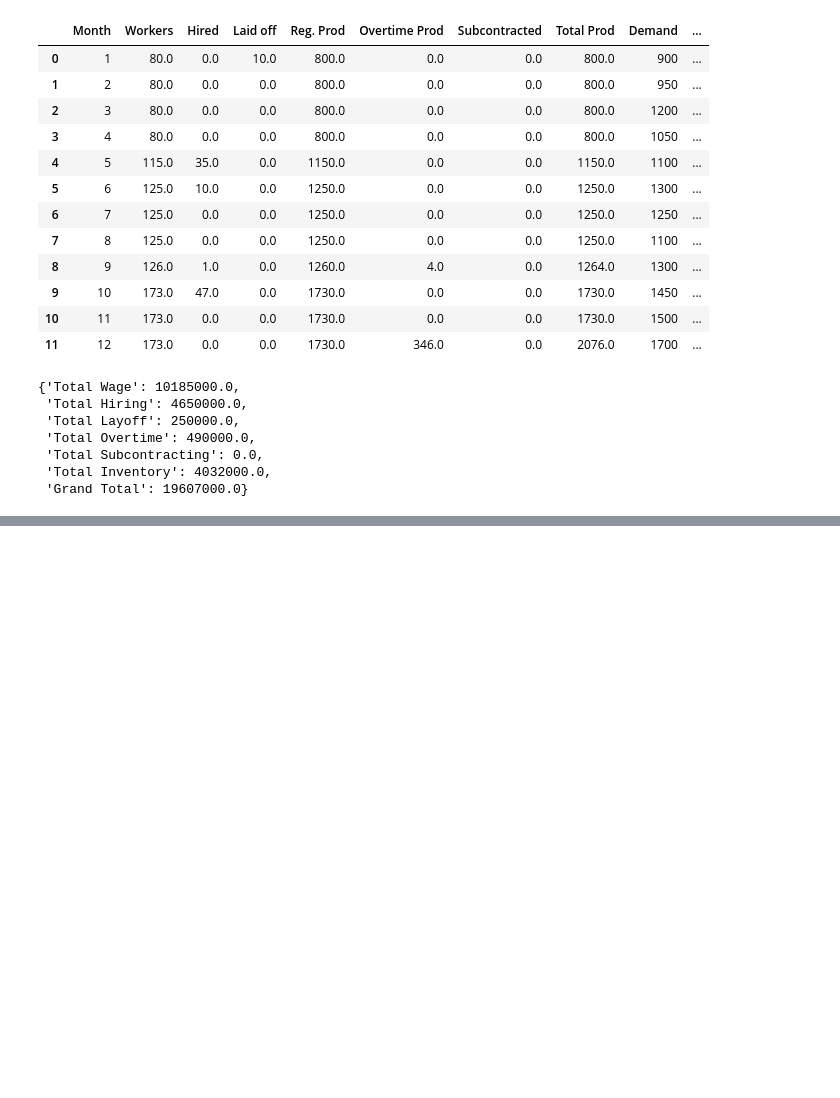
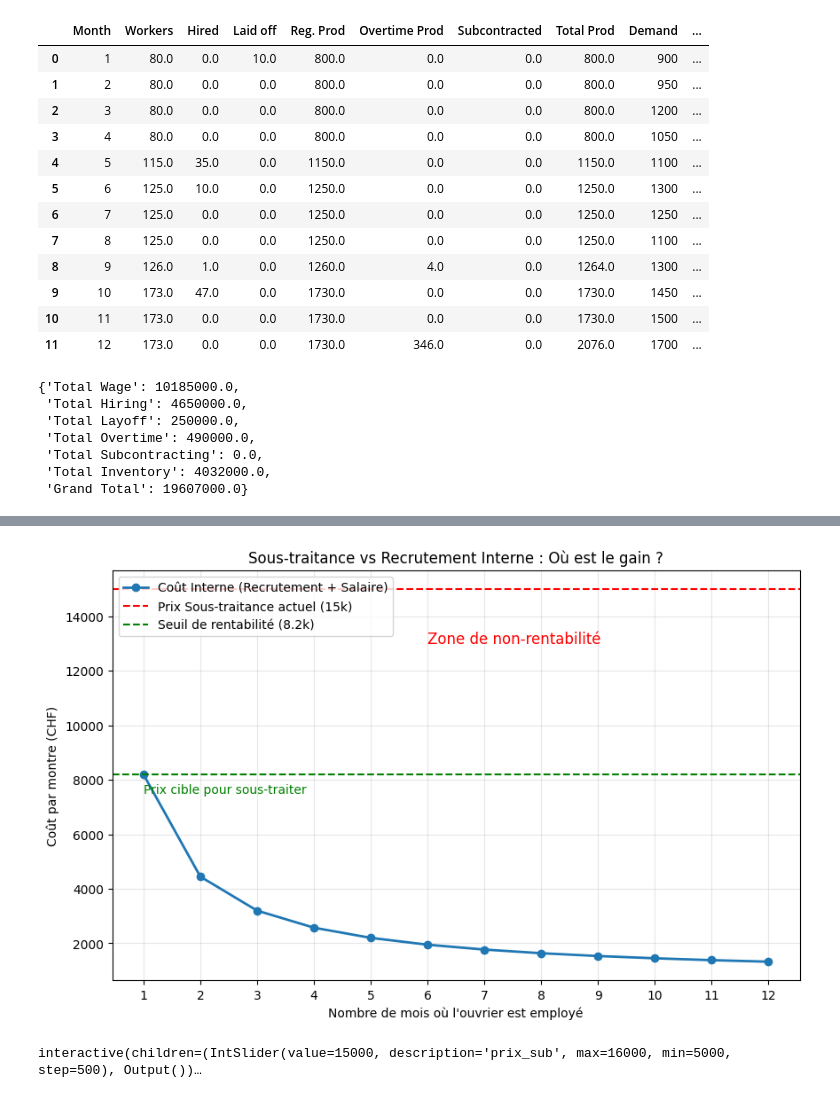
Before and after one commit to amathie5/PPS-Project-, a Jupyter notebook: pps_project_v5.ipynb, the cells around one changed output, grey strips where cells are left out. Cells and saved outputs as stored; diff of their text form; code cells hidden in the pictures; blank space fills up the shorter version.

```diff
--- a/pps_project_v5.ipynb
+++ b/pps_project_v5.ipynb
@@ -741,0 +805,37 @@ display(summary_model4)
+# %%
+# Données de calcul
+n_mois = np.arange(1, 13)
+# Formule : (Hiring + n*Wage + Layoff) / (n*10)
+cout_interne_par_montre = (50000 + n_mois * 7000 + 25000) / (n_mois * 10)
+prix_sous_traitance_actuel = 15000
+seuil_critique = 8200
+
+plt.figure(figsize=(10, 6))
+plt.plot(n_mois, cout_interne_par_montre, marker="o", label="Coût Interne (Recrutement + Salaire)", linewidth=2)
+plt.axhline(y=prix_sous_traitance_actuel, color="red", linestyle="--", label="Prix Sous-traitance actuel (15k)")
+plt.axhline(y=seuil_critique, color="green", linestyle="--", label="Seuil de rentabilité (8.2k)")
+
+plt.title("Sous-traitance vs Recrutement Interne : Où est le gain ?")
+plt.xlabel("Nombre de mois où l'ouvrier est employé")
+plt.ylabel("Coût par montre (CHF)")
+plt.xticks(n_mois)
+plt.grid(True, alpha=0.3)
+plt.legend()
+plt.annotate("Zone de non-rentabilité", xy=(6, 13000), color="red", fontsize=12)
+plt.annotate("Prix cible pour sous-traiter", xy=(1, 7500), color="green", fontsize=10)
+
+plt.show()
+# %% [output]
+[figure, added]
+# %%
+from ipywidgets import interact
+
+@interact(prix_sub=(5000, 16000, 500))
+def analyse_interactive(prix_sub=15000):
+    print(f"Analyse pour un prix de {prix_sub} CHF/montre :")
+    if prix_sub > 8200:
+        print("-> RÉSULTAT : Embaucher un horloger interne est MOINS CHER.")
+    else:
+        print("-> RÉSULTAT : La sous-traitance est RENTABLE pour les pics de demande.")
+# %% [output]
+interactive(children=(IntSlider(value=15000, description='prix_sub', max=16000, min=5000, step=500), Output())…
```
Also changed, not shown: parts of 5 cells of this notebook.
